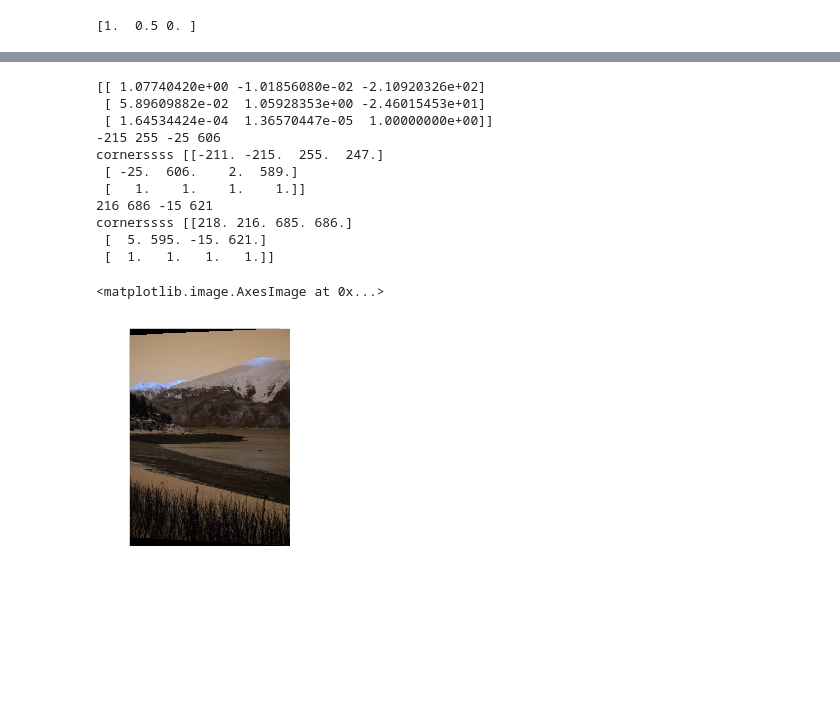
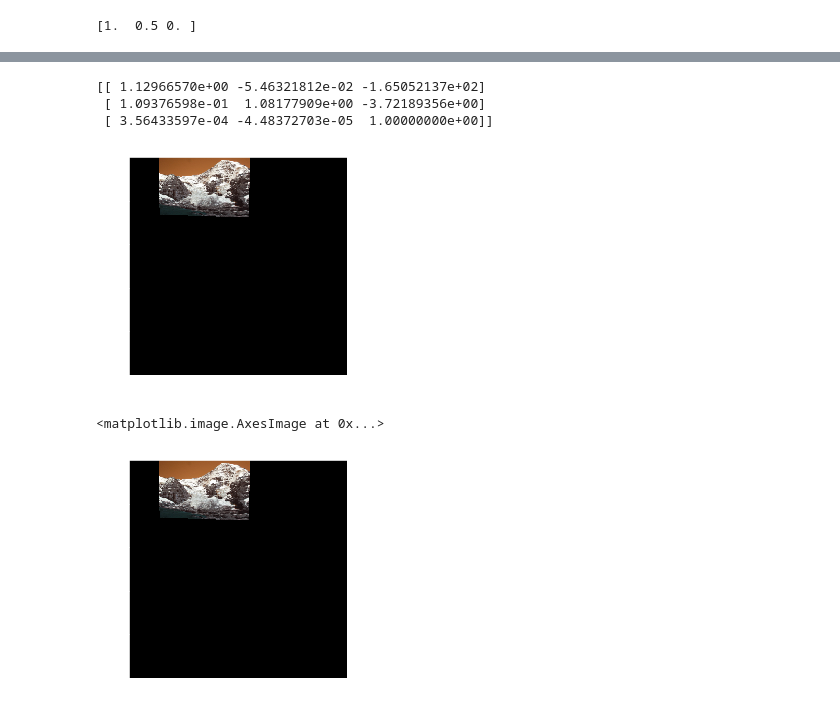
Before and after one commit to shortstheory/cis581-3a, a Jupyter notebook: newPlayground.ipynb, the cells around one changed output, grey strips where cells are left out. Drawn from its saved outputs; the diff is of its cells as text; code cells hidden in the pictures; blank space fills up the shorter version.

```diff
--- a/newPlayground.ipynb
+++ b/newPlayground.ipynb
@@ -96,19 +109,12 @@ plt.imshow(r.astype('int'))
 # %%
 plt.imshow(img1)
 print(HLM)
-plt.imshow(getHomographedImg(img1,HLM).astype('int'))
-plt.imshow(getHomographedImg(img2,np.linalg.inv(HMR)).astype('int'))
+# plt.imshow(getHomographedImg(img1,HLM).astype('int'),1000,1000)
+plt.imshow(getHomographedImg(img2,np.linalg.inv(HMR),1000,1000).astype('int'))
 # %% [output]
-[[ 1.07740420e+00 -1.01856080e-02 -2.10920326e+02]
- [ 5.89609882e-02  1.05928353e+00 -2.46015453e+01]
- [ 1.64534424e-04  1.36570447e-05  1.00000000e+00]]
--215 255 -25 606
-cornerssss [[-211. -215.  255.  247.]
- [ -25.  606.    2.  589.]
- [   1.    1.    1.    1.]]
-216 686 -15 621
-cornerssss [[218. 216. 685. 686.]
- [  5. 595. -15. 621.]
- [  1.   1.   1.   1.]]
+[[ 1.12966570e+00 -5.46321812e-02 -1.65052137e+02]
+ [ 1.09376598e-01  1.08177909e+00 -3.72189356e+00]
+ [ 3.56433597e-04 -4.48372703e-05  1.00000000e+00]]
+[figure, new version]
 <matplotlib.image.AxesImage at 0x...>
-[figure, old version]
+[figure, added]
```
Also changed, not shown: parts of 6 cells of this notebook, 6 other files.
